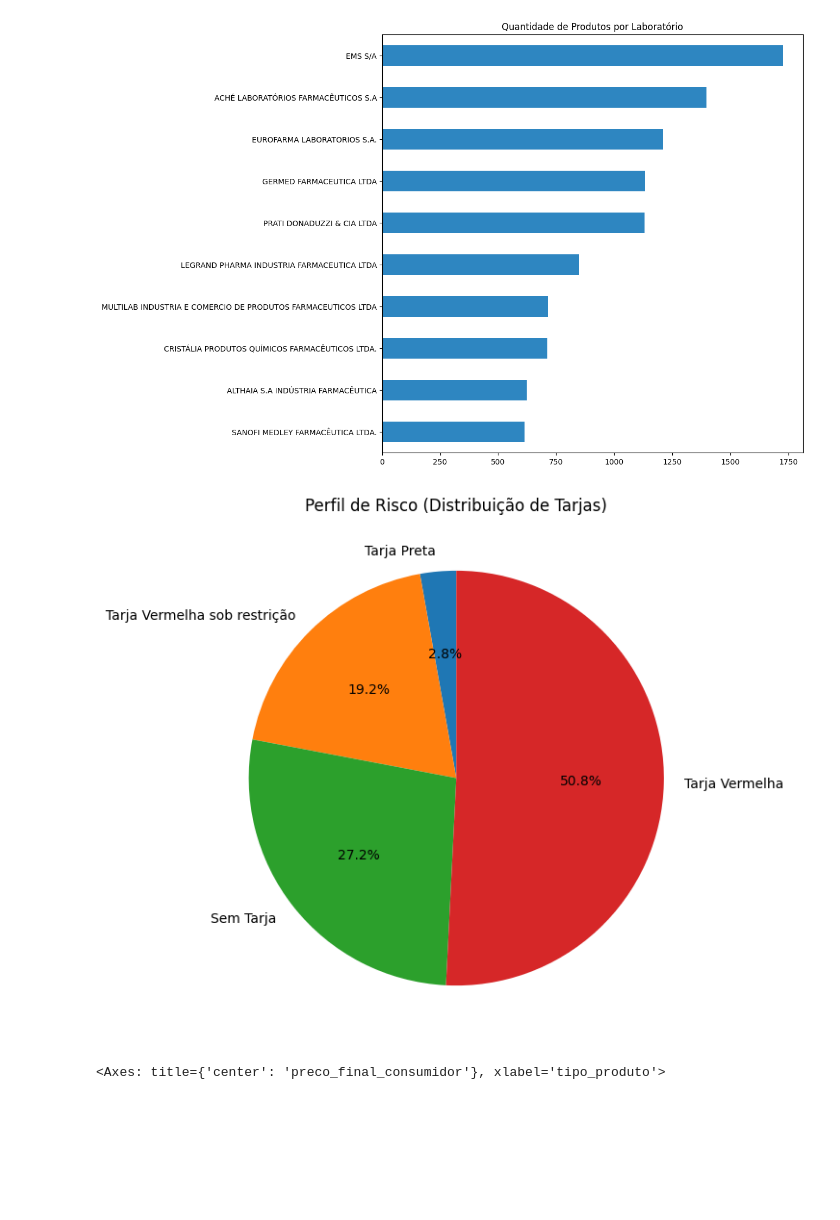
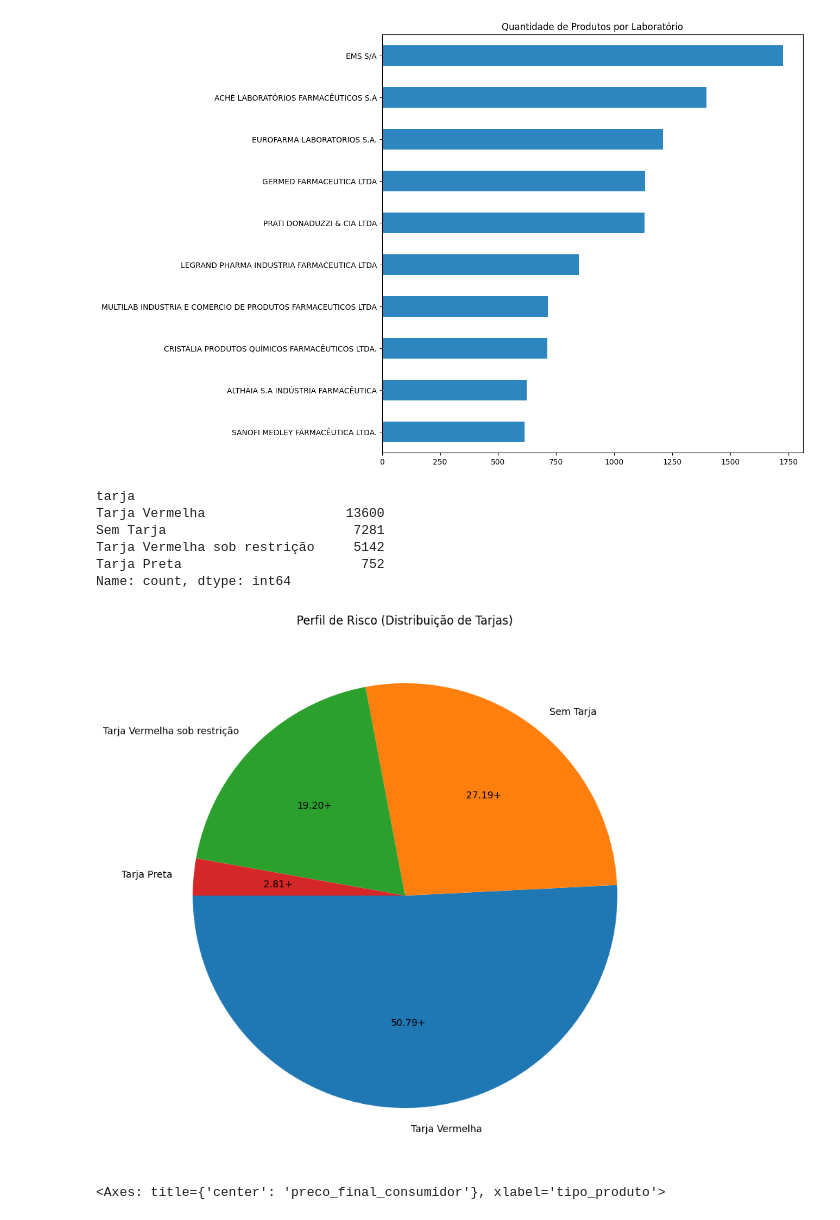
Before and after one commit to Alissonfelipe1234/trilha_dados_agibank, a Jupyter notebook: Modulo 2/medicamentos/precos_consumidor.ipynb, the cells around one changed output. Cells and saved outputs as stored; diff of their text form; code cells hidden in the pictures; blank space fills up the shorter version.

```diff
--- a/Modulo 2/medicamentos/precos_consumidor.ipynb
+++ b/Modulo 2/medicamentos/precos_consumidor.ipynb
@@ -551,19 +551,33 @@ ax1 = contagem_lab.plot(
 ax1
 # %%
 ### Aula 10
+# %%
+import pandas as pd
+import numpy as np
+
+medicamentos = pd.read_csv('medicamentos_limpo.csv')
+# %%
+medicamentos['tarja'].value_counts()
+# %% [output]
+tarja
+Tarja Vermelha                  13600
+Sem Tarja                        7281
+Tarja Vermelha sob restrição     5142
+Tarja Preta                       752
+Name: count, dtype: int64
 # %%
-distribuicao_tarja = medicamentos['tarja'].value_counts().sort_values()
+distribuicao_tarja = medicamentos['tarja'].value_counts()
 
 ax2 = distribuicao_tarja.plot(
     kind='pie',
-    figsize=(7, 7),
-    autopct='%1.1f%%',
-    startangle=90,
+    figsize=(10, 10),
+    autopct='%1.2f%%',
+    startangle=180,
     title='Perfil de Risco (Distribuição de Tarjas)',
     ylabel=''
 )
 # %% [output]
-[figure, old version]
+[figure, new version]
 # %%
 # Configurando o tamanho da figura
 medicamentos.boxplot(
```
Also changed, not shown: parts of 14 cells of this notebook, 7 other files.
